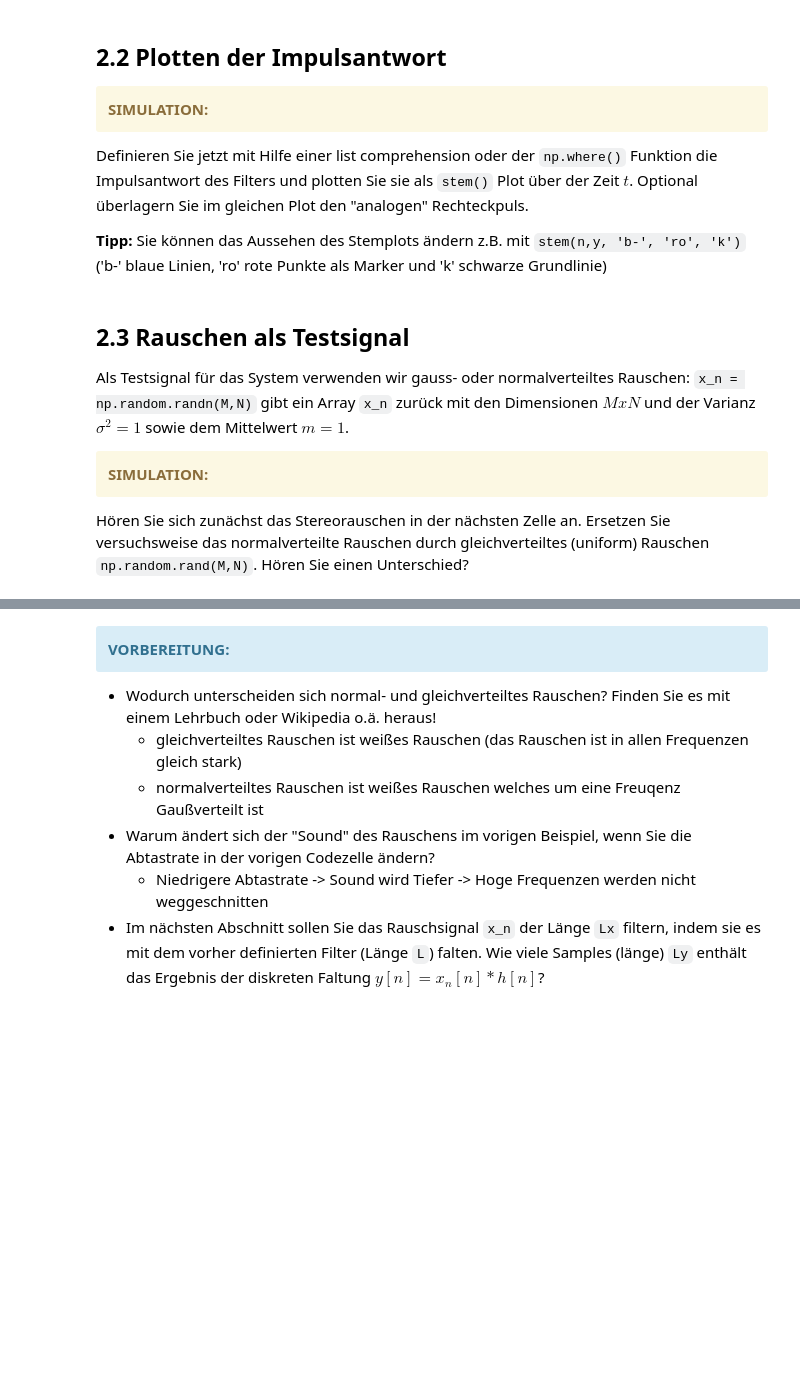
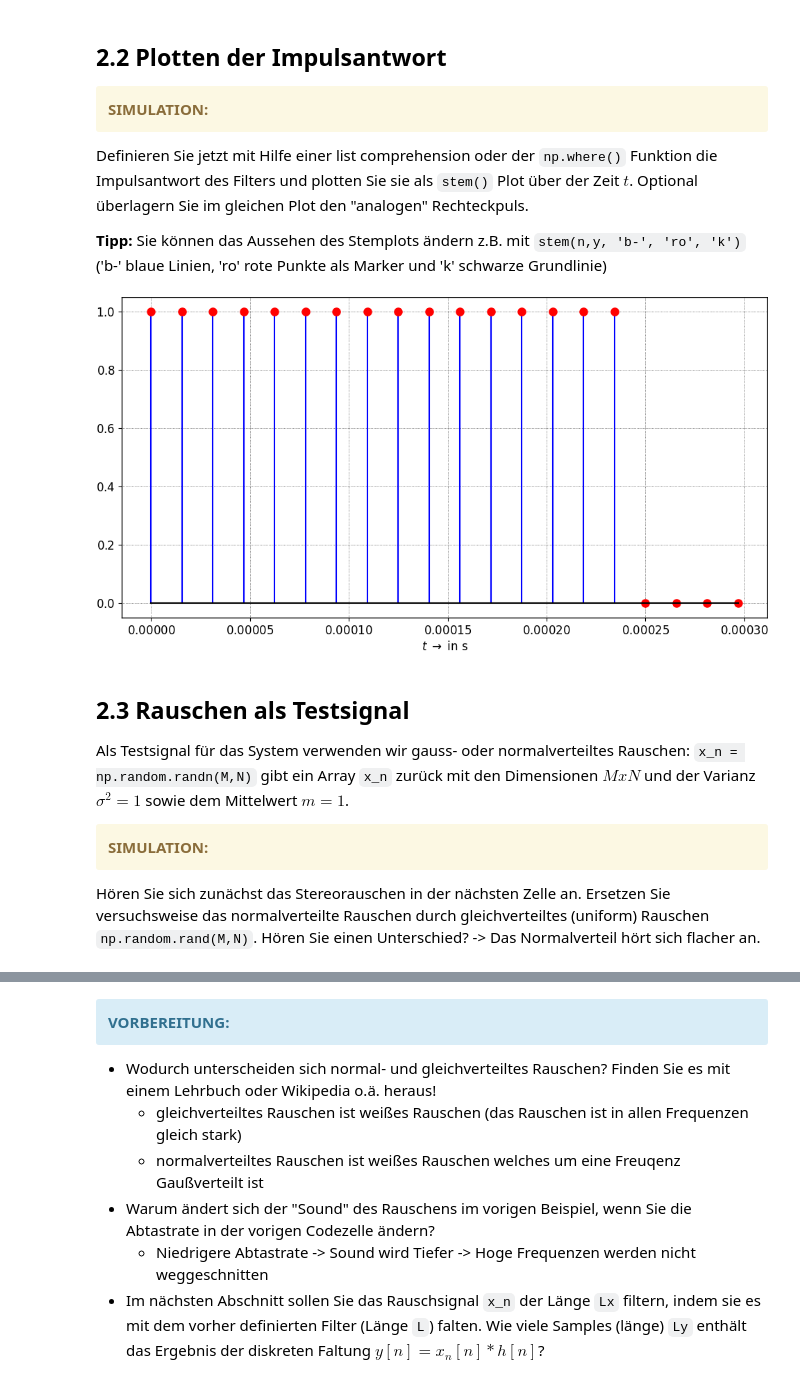
Before and after one commit to Eg0st/digitalesignalverarbeitung, a Jupyter notebook: notebooks/00_LAB/LAB_1.ipynb, the cells around one changed output, grey strips where cells are left out. Saved outputs shown, nothing was run; the diff lists cells and outputs as text; code cells hidden in the pictures; blank space fills up the shorter version.

```diff
--- a/notebooks/00_LAB/LAB_1.ipynb
+++ b/notebooks/00_LAB/LAB_1.ipynb
@@ -207,15 +256,20 @@ Definieren Sie jetzt mit Hilfe einer list comprehension oder der `np.where()` Fu
 **Tipp:** Sie können das Aussehen des Stemplots ändern z.B. mit `stem(n,y, 'b-', 'ro', 'k')` ('b-' blaue Linien, 'ro' rote Punkte als Marker und 'k' schwarze Grundlinie)
 # %%
 fig, ax = plt.subplots(**size)
-t = np.arange(...)
+T_s = 0.000015625
+N = 15
+t = np.arange(0,0.0003, T_s)
+h = np.where(t <= T_s * N, 1, 0)
 
-ax.stem(n, ...)
+ax.stem(t, h, 'b-', 'ro', 'k')
 ax.set_xlabel(r"$t \; \rightarrow$ in s");
+# %% [output]
+[figure, added]
 # %% [markdown]
 ## 2.3 Rauschen als Testsignal
 Als Testsignal für das System verwenden wir gauss- oder normalverteiltes Rauschen: `x_n = np.random.randn(M,N)` gibt ein Array `x_n` zurück mit den Dimensionen $M x N$ und der Varianz $\sigma^2 = 1$ sowie dem Mittelwert $m=1$.
 <div class="alert alert-block alert-warning"><b> SIMULATION:</b></div>
 
-Hören Sie sich zunächst das Stereorauschen in der nächsten Zelle an. Ersetzen Sie versuchsweise das normalverteilte Rauschen durch gleichverteiltes (uniform) Rauschen `np.random.rand(M,N)`. Hören Sie einen Unterschied?
+Hören Sie sich zunächst das Stereorauschen in der nächsten Zelle an. Ersetzen Sie versuchsweise das normalverteilte Rauschen durch gleichverteiltes (uniform) Rauschen `np.random.rand(M,N)`. Hören Sie einen Unterschied? -> Das Normalverteil hört sich flacher an.
 # %%
 x_n = np.random.randn(2,16000)
```
Also changed, not shown: parts of 16 cells of this notebook, 3 other files.
